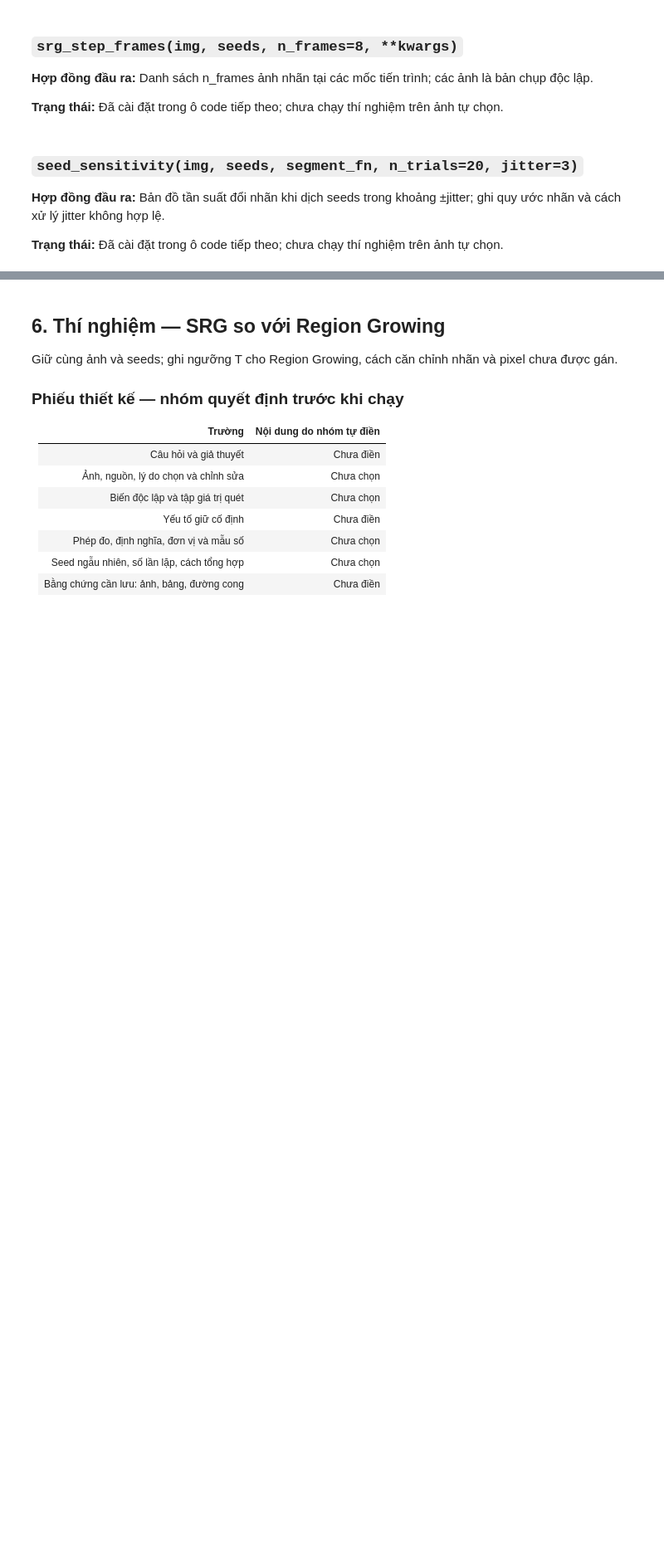
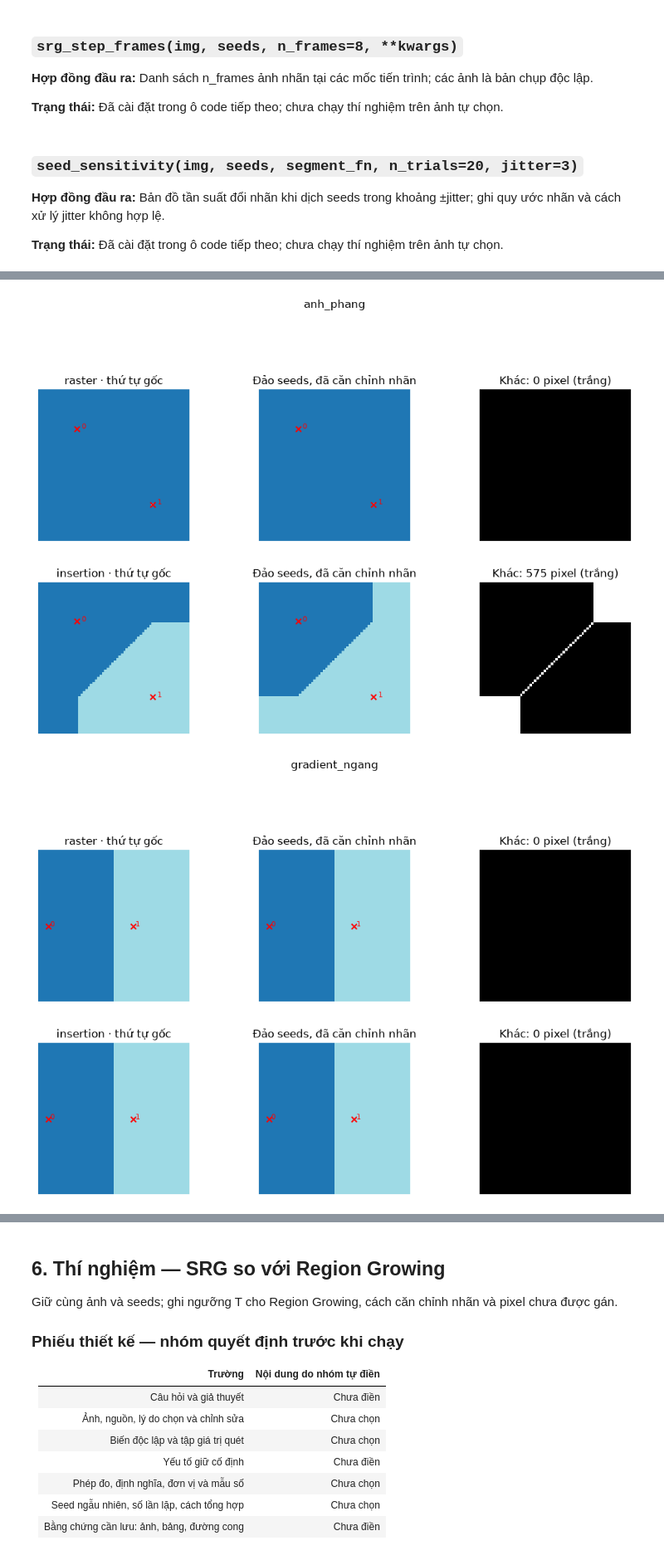
Before and after one commit to t-minhquan/Computer-Vision_Lab2, a Jupyter notebook: notebooks/phan_b_phan_vung_anh.ipynb, the cells around one changed output, grey strips where cells are left out. Shown at 83% size. Saved outputs shown, nothing was run; the diff lists cells and outputs as text; code cells hidden in the pictures; blank space fills up the shorter version.

```diff
--- a/notebooks/phan_b_phan_vung_anh.ipynb
+++ b/notebooks/phan_b_phan_vung_anh.ipynb
@@ -364,0 +592,11 @@ Số nhãn phân biệt bằng số seeds hợp lệ, không trùng.
+# %%
+b_region_rows = []
+for b_name, (b_labels, _) in b_base.items():
+    b_seeds = b_test_seeds[b_name]
+    b_regions = len(np.unique(b_labels))
+    b_preserved = np.array_equal(b_labels[b_seeds[:, 0], b_seeds[:, 1]], np.arange(len(b_seeds)))
+    assert b_regions == len(b_seeds) and b_preserved
+    b_region_rows.append([b_name, len(b_seeds), b_regions, bool(b_preserved), "PASS"])
+b_write_table(b_result_dir / "05_02_regions.csv",
+              ["image", "seeds", "regions", "seeds_preserved", "status"], b_region_rows)
+print("Hình nhãn của từng ảnh được hiển thị ở mục 5.1.")
@@ -387,0 +627,29 @@ Căn chỉnh nhãn trước khi đo; ghi tác động của thứ tự chèn khi
+# %%
+b_order_rows = []
+for b_name, b_image in b_images.items():
+    b_seeds = b_test_seeds[b_name]
+    b_figure, b_axes = plt.subplots(2, 3, figsize=(11, 7))
+    for b_tie, b_axis_row in zip(("raster", "insertion"), b_axes):
+        b_original = (b_base[b_name][0] if b_tie == "insertion" else
+                      srg(b_image, b_seeds, tie=b_tie)[0])
+        b_reversed = srg(b_image, b_seeds[::-1], tie=b_tie)[0]
+        b_aligned = b_align_labels(b_reversed, b_seeds)
+        b_diff = b_align_labels(b_original, b_seeds) != b_aligned
+        b_count = int(b_diff.sum())
+        b_order_rows.append([b_name, b_tie, b_count, b_image.size, b_count / b_image.size])
+        if b_tie == "raster":
+            assert b_count == 0, f"Đảo seeds không bất biến trên ảnh {b_name} với raster"
+        b_show_labels(b_axis_row[0], b_original, b_seeds, f"{b_tie} · thứ tự gốc")
+        b_show_labels(b_axis_row[1], b_aligned, b_seeds, "Đảo seeds, đã căn chỉnh nhãn")
+        b_axis_row[2].imshow(b_diff, cmap="gray", vmin=0, vmax=1)
+        b_axis_row[2].set_title(f"Khác: {b_count} pixel (trắng)")
+        b_axis_row[2].set_axis_off()
+    b_figure.suptitle(b_name)
+    b_figure.tight_layout()
+    b_save_figure(b_figure, b_result_dir / f"05_03_order_{b_name}.png")
+b_write_table(b_result_dir / "05_03_seed_order.csv",
+              ["image", "tie", "different_pixels", "total_pixels", "different_fraction"], b_order_rows)
+print("raster đạt bất biến sau căn chỉnh trên các ảnh đã chạy. insertion có thể đổi vùng khi hòa; bảng ghi cả kết quả bằng 0.")
+# %% [output]
+[figure, added]
+[figure, added]
```
Also changed, not shown: parts of 45 cells of this notebook, 38 other files.
